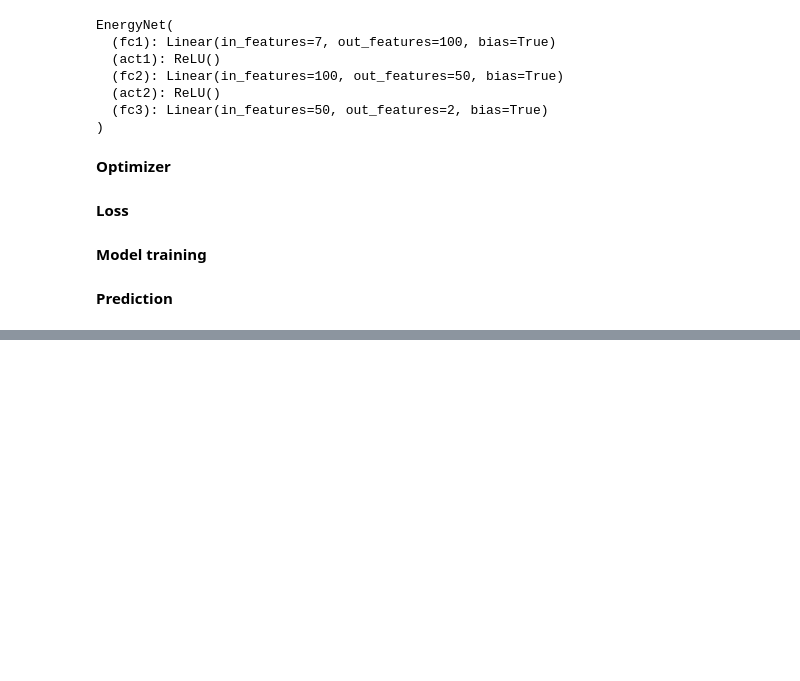
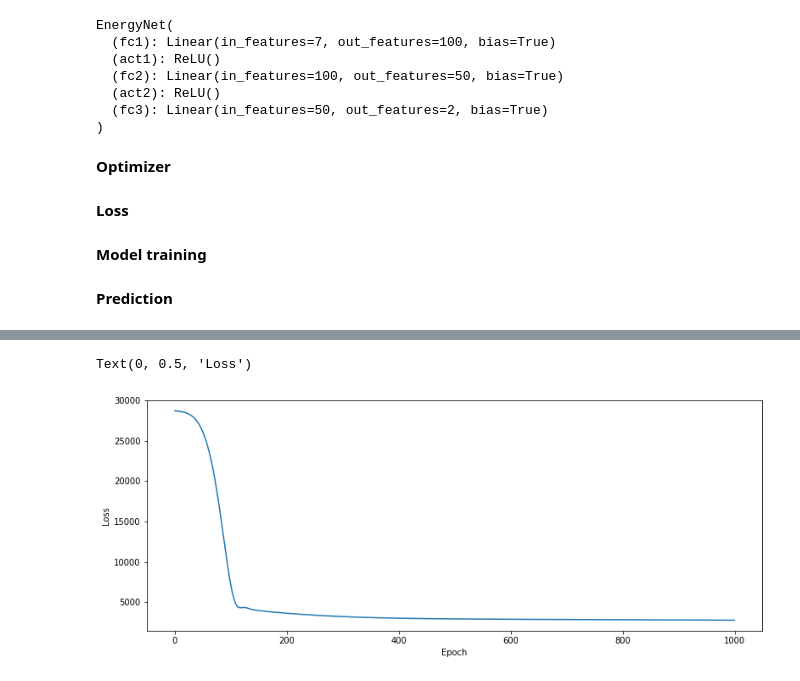
Before and after one commit to anastasiiakhil/Intro_to_DS, a Jupyter notebook: lab6.ipynb, the cells around one changed output, grey strips where cells are left out. Saved outputs shown, nothing was run; the diff lists cells and outputs as text; code cells hidden in the pictures; blank space fills up the shorter version.

```diff
--- a/lab6.ipynb
+++ b/lab6.ipynb
@@ -257,0 +304,3 @@ Text(0, 0.5, 'Loss')
+# %%
+diabetes_net = DiabetesNet(x_train.shape[1], 200)
+diabetes_net
@@ -257,0 +356,7 @@ Text(0, 0.5, 'Loss')
+# %%
+plt.plot(diabetes_history)
+plt.xlabel('Epoch')
+plt.ylabel('Loss')
+# %% [output]
+Text(0, 0.5, 'Loss')
+[figure, added]
```
Also changed, not shown: parts of 26 cells of this notebook.
